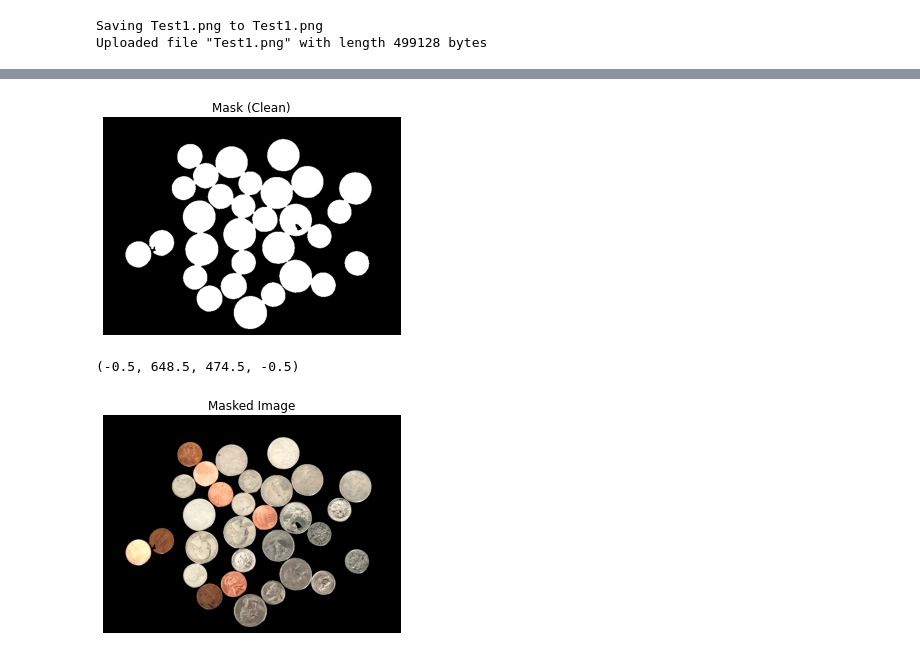
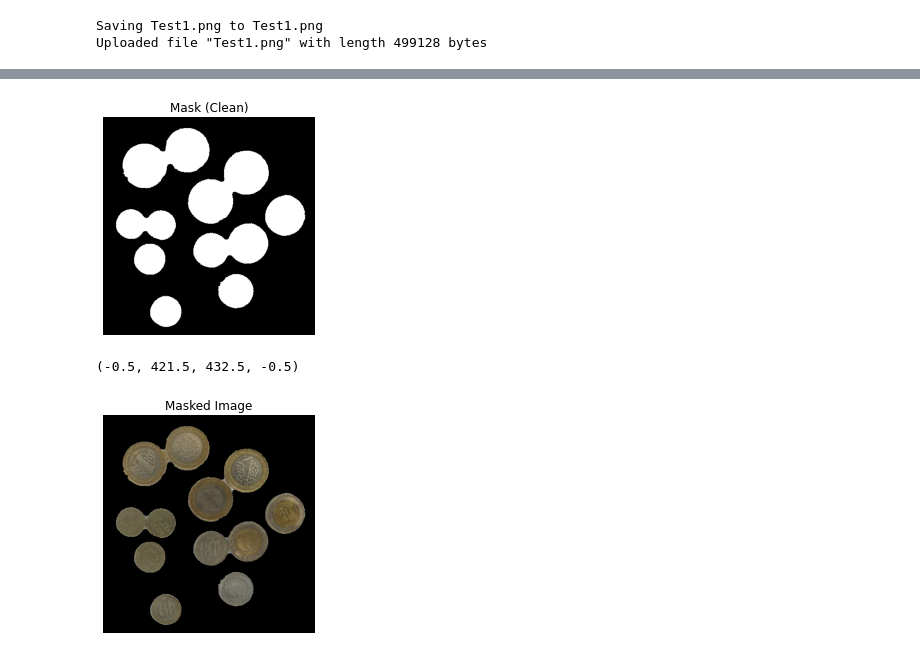
Before and after one commit to chase-capron/ImageProcessing, a Jupyter notebook: Counting_Coins.ipynb, the cells around one changed output, grey strips where cells are left out. Drawn from its saved outputs; the diff is of its cells as text; code cells hidden in the pictures.

```diff
--- a/Counting_Coins.ipynb
+++ b/Counting_Coins.ipynb
@@ -30,7 +29,7 @@ def display(im, title=None, **kwargs):
 # %%
 # Reads in the Image file to an array my_image
 # To use another Image, upload multiple images and replace the file name in my_image
-my_image = plt.imread('Test1.png') # [Insert file name here]
+my_image = plt.imread('Test2.png') # [Insert file name here]
 
 # Mask to Sharpen the Image for pre-processing (Helps distinquish coins from background)
 from skimage.filters import unsharp_mask
@@ -69,6 +68,11 @@ plt.hist(gray.ravel(), bins=250); # Displays Histogram of Gray values in Image
 plt.title('Histogram | Threshold: %.2f' % thresh) # Sets threshold to 2 decimal places
 plt.plot([thresh, thresh], [0,30000], linewidth=2)
 
+is_white = False
+if(binary[0,0]): #If the corner pixel value of the binary image is white, the image will be inverted to adjust for white backgrounds
+  binary=~binary
+  is_white = True
+
 display(binary, 'Mask | Threshold: %.2f' % thresh) # Displays the new Binary Image
 # %% [output]
 array([[False, False, False, ..., False, False, False],
@@ -84,17 +88,18 @@ array([[False, False, False, ..., False, False, False],
 # %%
 # Cleaning up the Mask for final processing
 from skimage import morphology
+from skimage.morphology import disk
 
-no_holes = morphology.remove_small_objects(binary, min_size=150) # Removes objects smaller than 150 pixels
+disks = morphology.binary_closing(binary, disk(5)) # Removes small background noise by performing a dilation followed by an erosion
 
-disks = morphology.binary_closing(no_holes, disk(1)) # Removes small background noise by performing a dilation followed by an erosion
+no_holes = morphology.remove_small_objects(disks, min_size=700) # Removes objects smaller than 150 pixels
 
-mask_filter = ~morphology.remove_small_objects(~disks) # Removes black noise from the inverse color of 'disks' and then reverts image back
+mask_filter = ~morphology.remove_small_objects(~no_holes) # Removes black noise from the inverse color of 'disks' and then reverts image back
 
 
 mask = display(mask_filter, 'Mask (Clean)')
 # %% [output]
-[figure, old version]
+[figure, new version]
 # %%
 # Applies the Mask to the Original Image of the coins
 my_image[~mask] = 0 # Applies black mask to image
@@ -102,5 +107,5 @@ plt.imshow(my_image)
 plt.title('Masked Image')
 plt.axis('off')
 # %% [output]
-(-0.5, 648.5, 474.5, -0.5)
+(-0.5, 421.5, 432.5, -0.5)
-[figure, old version]
+[figure, new version]
```
Also changed, not shown: parts of 6 cells of this notebook.
